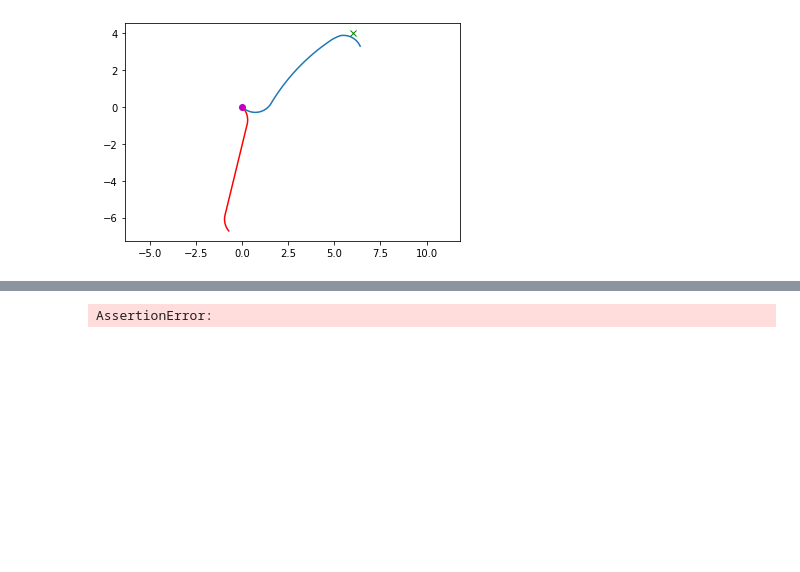
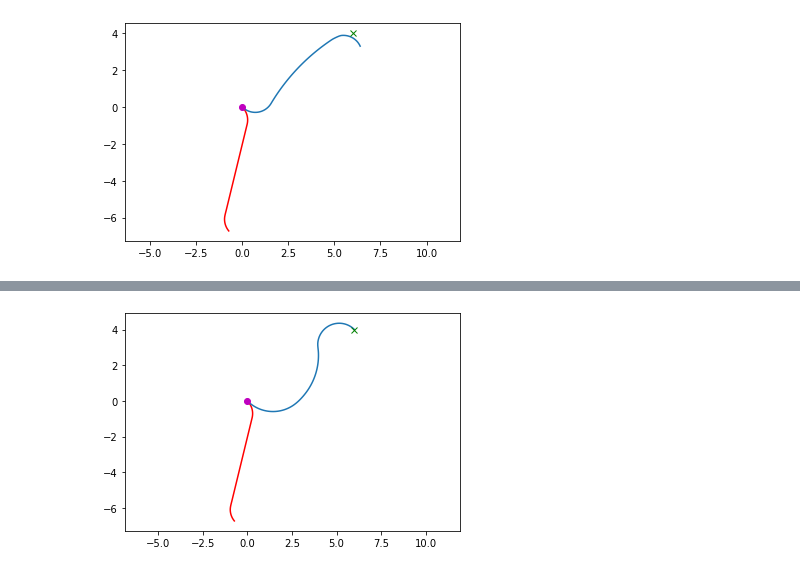
Before and after one commit to arthurrichards77/smply, a Jupyter notebook: shooting.ipynb, the cells around one changed output, grey strips where cells are left out. Cells and saved outputs as stored; diff of their text form; code cells hidden in the pictures; blank space fills up the shorter version.

```diff
--- a/shooting.ipynb
+++ b/shooting.ipynb
@@ -147,14 +143,14 @@ AssertionError:
 # %%
-popt = path(r.x[0:-1])
+popt = path(r.x)
 plt.plot(p[0,:],p[1,:],'r')
 plt.plot(popt[0,:],popt[1,:])
 plt.plot(x0[0]+d*cos(x0[2]),x0[1]+d*sin(x0[2]),'m')
 plt.plot(x0[0],x0[1],'mo')
 plt.plot(p_goal[0],p_goal[1],'gx')
 plt.axis('equal')
 plt.show()
 # %% [output]
-AssertionError:
+[figure, added]
 # %%
 def Jspbdd(z):
     J = Jsp(z)
```
Also changed, not shown: parts of 6 cells of this notebook.
